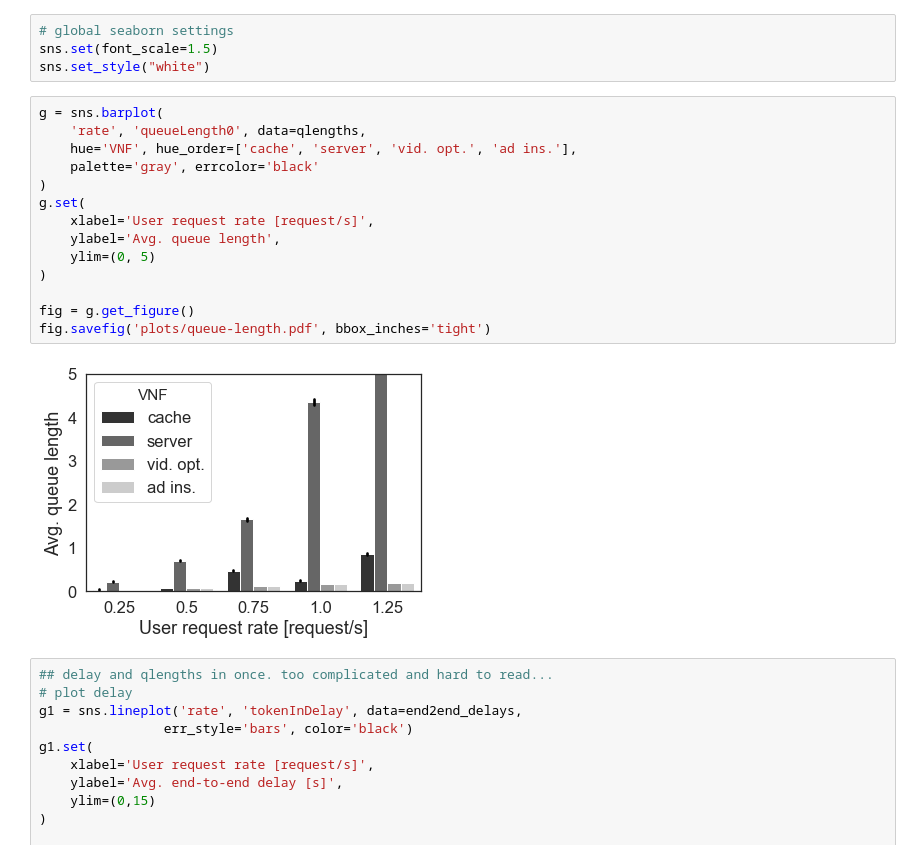
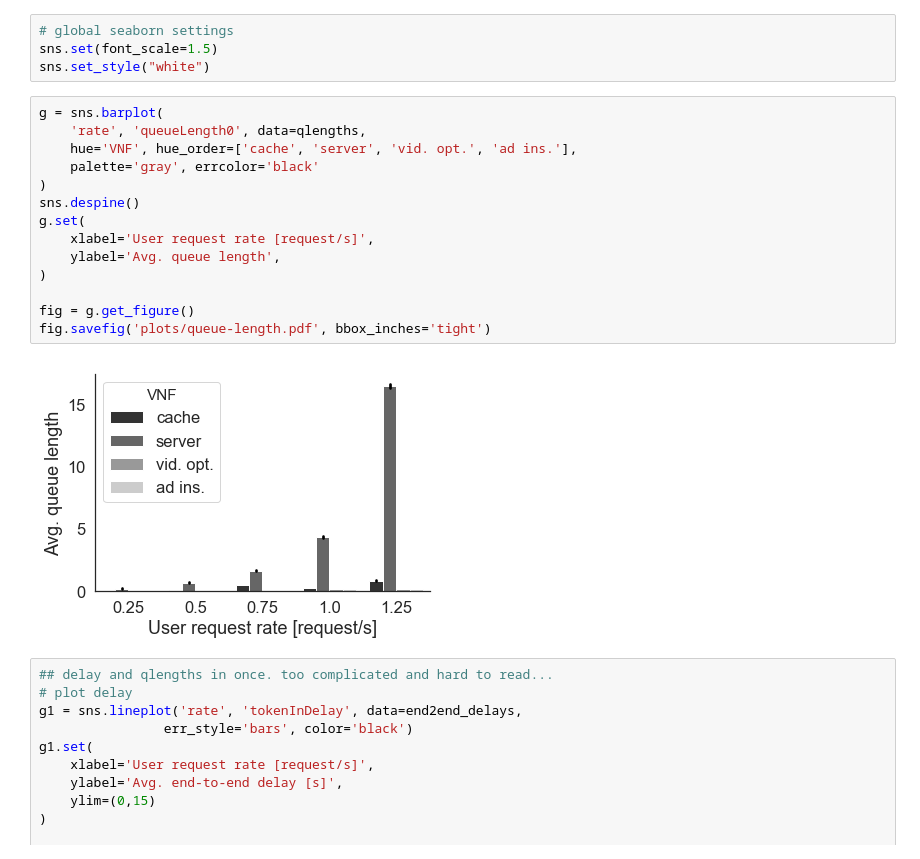
Before and after one commit to CN-UPB/ns-simulation-compiler, a Jupyter notebook: eval/max_rate.ipynb, the cells around one changed output. Cells and saved outputs as stored; diff of their text form.

Commit message:
updated paper plot

```diff
--- a/eval/max_rate.ipynb
+++ b/eval/max_rate.ipynb
@@ -171,19 +171,19 @@ sns.set_style("white")
 # %%
 g = sns.barplot(
     'rate', 'queueLength0', data=qlengths,
     hue='VNF', hue_order=['cache', 'server', 'vid. opt.', 'ad ins.'],
     palette='gray', errcolor='black'
 )
+sns.despine()
 g.set(
     xlabel='User request rate [request/s]',
     ylabel='Avg. queue length',
-    ylim=(0, 5)
 )
 
 fig = g.get_figure()
 fig.savefig('plots/queue-length.pdf', bbox_inches='tight')
 # %% [output]
-[figure, old version]
+[figure, new version]
 # %%
 ## delay and qlengths in once. too complicated and hard to read...
 # plot delay
```
Also changed, not shown: 1 other file.
